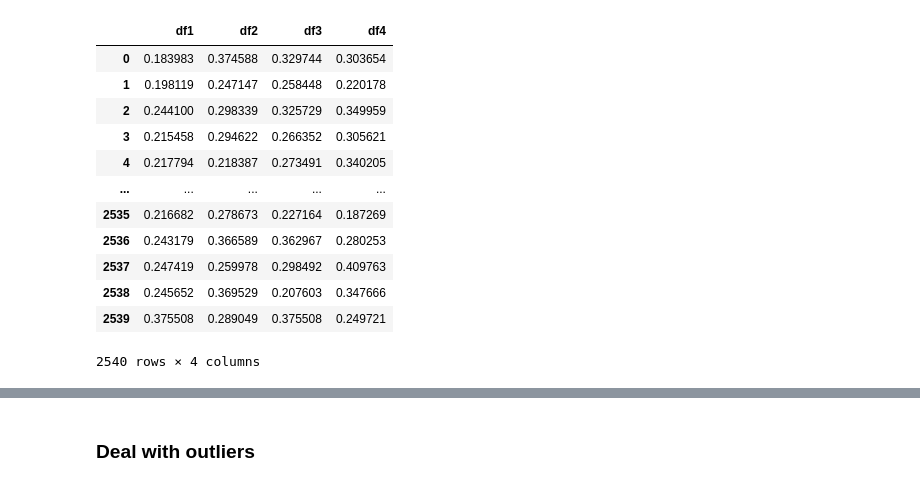
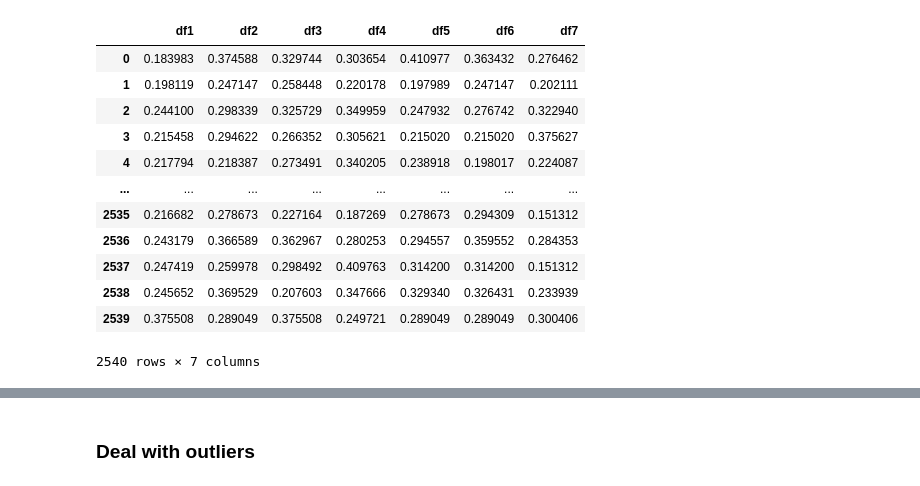
Before and after one commit to justtherightsize/empo, a Jupyter notebook: notebooks/compare_specificity.ipynb, the cells around one changed output, grey strips where cells are left out. Cells and saved outputs as stored; diff of their text form; code cells hidden in the pictures.

```diff
--- a/notebooks/compare_specificity.ipynb
+++ b/notebooks/compare_specificity.ipynb
@@ -13,21 +13,24 @@ files = ['preds_dlrxxx_zephyr-7b-sft-full122_specificity.txt', 'preds_dlr1e6_zep
 df1 = pd.read_csv(os.path.join(results_dir, 'preds_dlrxxx_zephyr-7b-sft-full122_specificity.txt'), sep='~')
 df2 = pd.read_csv(os.path.join(results_dir, 'preds_dlr1e6_zephyr-7b-sft-full122_d211_specificity.txt'), sep='~')
 df3 = pd.read_csv(os.path.join(results_dir, 'preds_dlrxxx_zephyr-7b-sft-full_specificity.txt'), sep='~')
+df5 = pd.read_csv(os.path.join(results_dir, 'preds_dlr1e6_zephyr-7b-sft-full122_d230_specificity.txt'), sep='~')
+df6 = pd.read_csv(os.path.join(results_dir, 'preds_dlr1e6_zephyr-7b-sft-full122_d231_specificity.txt'), sep='~')
+df7 = pd.read_csv(os.path.join(results_dir, 'preds_dlrxxx30x_zephyr-7b-sft-full_specificity.txt'), sep='~')
 human_df = pd.read_csv(os.path.join(results_dir, "human_specificity.txt"), sep='~')
 # %%
-specificity_df = pd.concat([df[['specificity']].rename(columns={'specificity':f"df{i+1}"}) for i, df in enumerate([df1,df2,df3,human_df])], axis=1)
+specificity_df = pd.concat([df[['specificity']].rename(columns={'specificity':f"df{i+1}"}) for i, df in enumerate([df1,df2,df3,human_df,df5,df6,df7])], axis=1)
 specificity_df
 # %% [output]
-|  | df1 | df2 | df3 | df4 |
-| 0 | 0.183983 | 0.374588 | 0.329744 | 0.303654 |
-| 1 | 0.198119 | 0.247147 | 0.258448 | 0.220178 |
-| 2 | 0.244100 | 0.298339 | 0.325729 | 0.349959 |
-| 3 | 0.215458 | 0.294622 | 0.266352 | 0.305621 |
-| 4 | 0.217794 | 0.218387 | 0.273491 | 0.340205 |
-| ... | ... | ... | ... | ... |
-| 2535 | 0.216682 | 0.278673 | 0.227164 | 0.187269 |
-| 2536 | 0.243179 | 0.366589 | 0.362967 | 0.280253 |
-| 2537 | 0.247419 | 0.259978 | 0.298492 | 0.409763 |
-| 2538 | 0.245652 | 0.369529 | 0.207603 | 0.347666 |
-| 2539 | 0.375508 | 0.289049 | 0.375508 | 0.249721 |
+|  | df1 | df2 | df3 | df4 | df5 | df6 | df7 |
+| 0 | 0.183983 | 0.374588 | 0.329744 | 0.303654 | 0.410977 | 0.363432 | 0.276462 |
+| 1 | 0.198119 | 0.247147 | 0.258448 | 0.220178 | 0.197989 | 0.247147 | 0.202111 |
+| 2 | 0.244100 | 0.298339 | 0.325729 | 0.349959 | 0.247932 | 0.276742 | 0.322940 |
+| 3 | 0.215458 | 0.294622 | 0.266352 | 0.305621 | 0.215020 | 0.215020 | 0.375627 |
+| 4 | 0.217794 | 0.218387 | 0.273491 | 0.340205 | 0.238918 | 0.198017 | 0.224087 |
+| ... | ... | ... | ... | ... | ... | ... | ... |
+| 2535 | 0.216682 | 0.278673 | 0.227164 | 0.187269 | 0.278673 | 0.294309 | 0.151312 |
+| 2536 | 0.243179 | 0.366589 | 0.362967 | 0.280253 | 0.294557 | 0.359552 | 0.284353 |
+| 2537 | 0.247419 | 0.259978 | 0.298492 | 0.409763 | 0.314200 | 0.314200 | 0.151312 |
+| 2538 | 0.245652 | 0.369529 | 0.207603 | 0.347666 | 0.329340 | 0.326431 | 0.233939 |
+| 2539 | 0.375508 | 0.289049 | 0.375508 | 0.249721 | 0.289049 | 0.289049 | 0.300406 |
-2540 rows × 4 columns
+2540 rows × 7 columns
```
Also changed, not shown: parts of 14 cells of this notebook, 7 other files.
